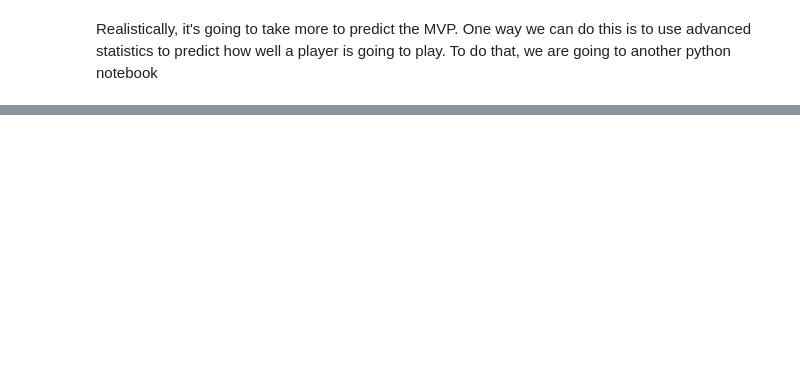
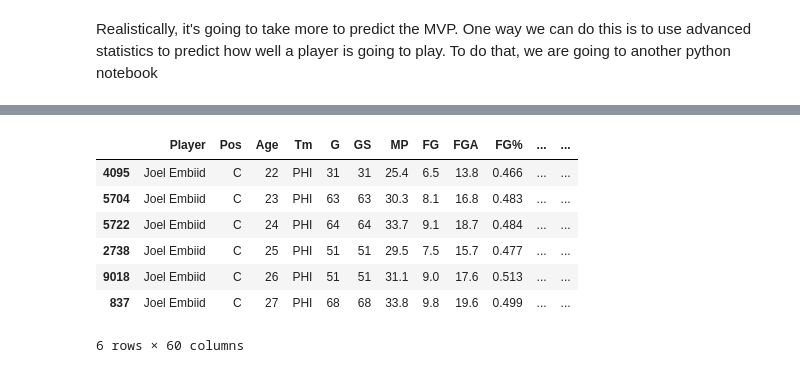
Before and after one commit to kev374k/Hardwood_Convergence, a Jupyter notebook: machine_learning.ipynb, the cells around one changed output, grey strips where cells are left out. Cells and saved outputs as stored; diff of their text form; code cells hidden in the pictures; blank space fills up the shorter version.

```diff
--- a/machine_learning.ipynb
+++ b/machine_learning.ipynb
@@ -522,0 +523,11 @@ array(['Age', 'G', 'GS', 'MP', 'FG', 'FGA', 'FG%', '3P', '3PA', '3P%',
+# %%
+advanced_data[advanced_data.Player == 'Joel Embiid'].sort_values('Year')
+# %% [output]
+|  | Player | Pos | Age | Tm | G | GS | MP | FG | FGA | FG% | ... | ... |
+| 4095 | Joel Embiid | C | 22 | PHI | 31 | 31 | 25.4 | 6.5 | 13.8 | 0.466 | ... | ... |
+| 5704 | Joel Embiid | C | 23 | PHI | 63 | 63 | 30.3 | 8.1 | 16.8 | 0.483 | ... | ... |
+| 5722 | Joel Embiid | C | 24 | PHI | 64 | 64 | 33.7 | 9.1 | 18.7 | 0.484 | ... | ... |
+| 2738 | Joel Embiid | C | 25 | PHI | 51 | 51 | 29.5 | 7.5 | 15.7 | 0.477 | ... | ... |
+| 9018 | Joel Embiid | C | 26 | PHI | 51 | 51 | 31.1 | 9.0 | 17.6 | 0.513 | ... | ... |
+| 837 | Joel Embiid | C | 27 | PHI | 68 | 68 | 33.8 | 9.8 | 19.6 | 0.499 | ... | ... |
+6 rows × 60 columns
```
Also changed, not shown: parts of 32 cells of this notebook, 2 other files.
